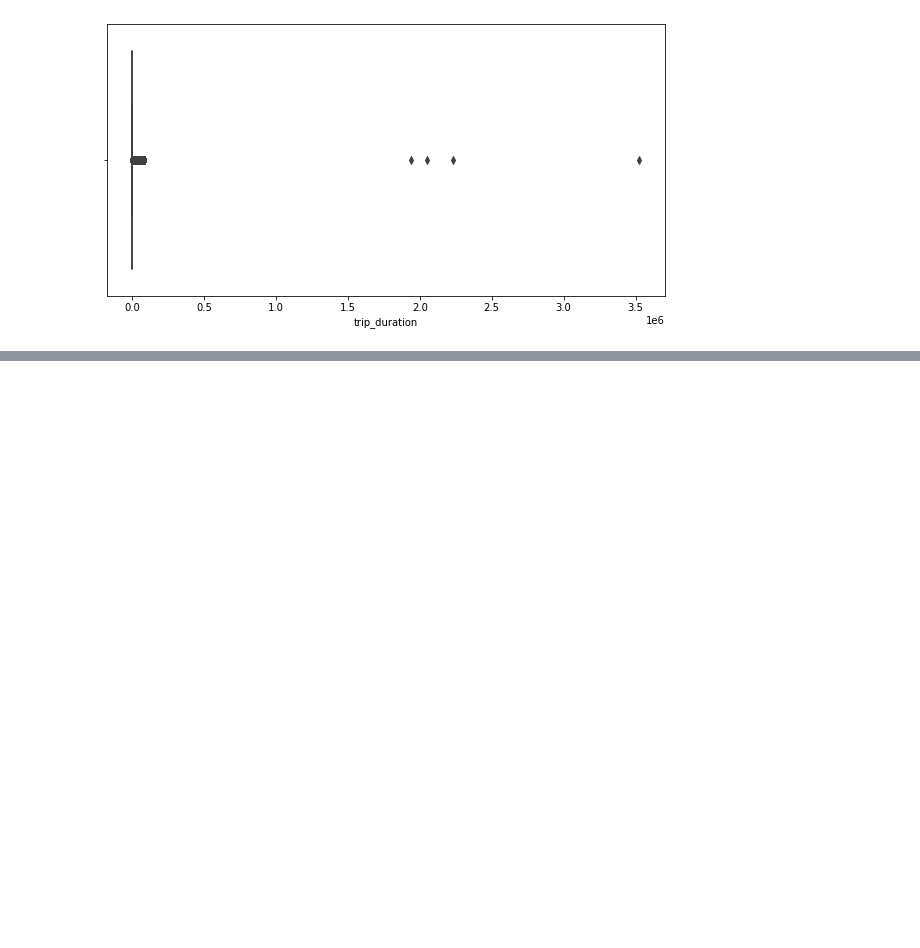
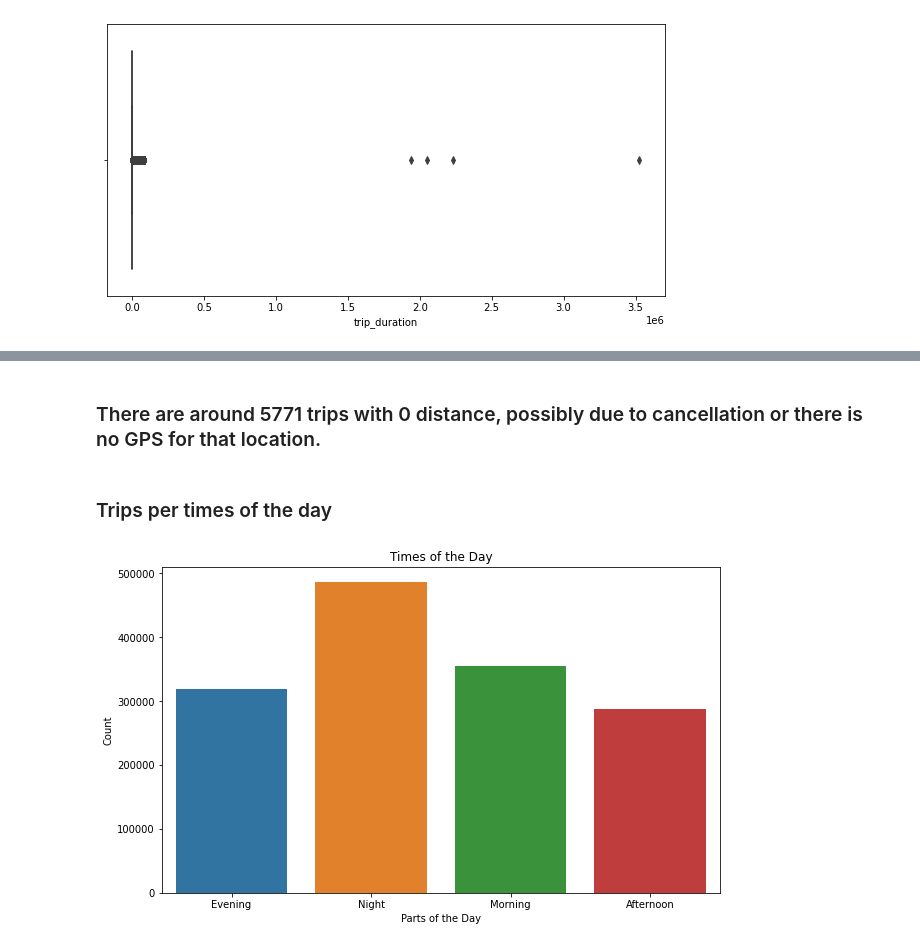
Before and after one commit to Ajay0110/NYC-Taxi-Trip-Time-Prediction, a Jupyter notebook: NYC_Taxi_Trip_Time_Prediction_Capstone_Project.ipynb, the cells around one changed output, grey strips where cells are left out. Drawn from its saved outputs; the diff is of its cells as text; code cells hidden in the pictures; blank space fills up the shorter version.

```diff
--- a/NYC_Taxi_Trip_Time_Prediction_Capstone_Project.ipynb
+++ b/NYC_Taxi_Trip_Time_Prediction_Capstone_Project.ipynb
@@ -316,0 +344,3 @@ print("100 percentile value is ",duration[-1])
+# %%
+taxi_df=taxi_df[taxi_df['passenger_count']!=0]
+taxi_df=taxi_df[taxi_df['passenger_count']<=6]
@@ -316,0 +384,13 @@ print("100 percentile value is ",duration[-1])
+# %% [markdown]
+### There are around 5771 trips with 0 distance, possibly due to cancellation or there is no GPS for that location.
+# %% [markdown]
+### Trips per times of the day
+# %%
+plt.figure(figsize = (10,6))
+sns.countplot(x="pickup_tod", data=taxi_df)
+plt.title('Times of the Day')
+plt.xlabel('Parts of the Day')
+plt.ylabel('Count')
+plt.show()
+# %% [output]
+[figure, added]
```
Also changed, not shown: parts of 41 cells of this notebook.
